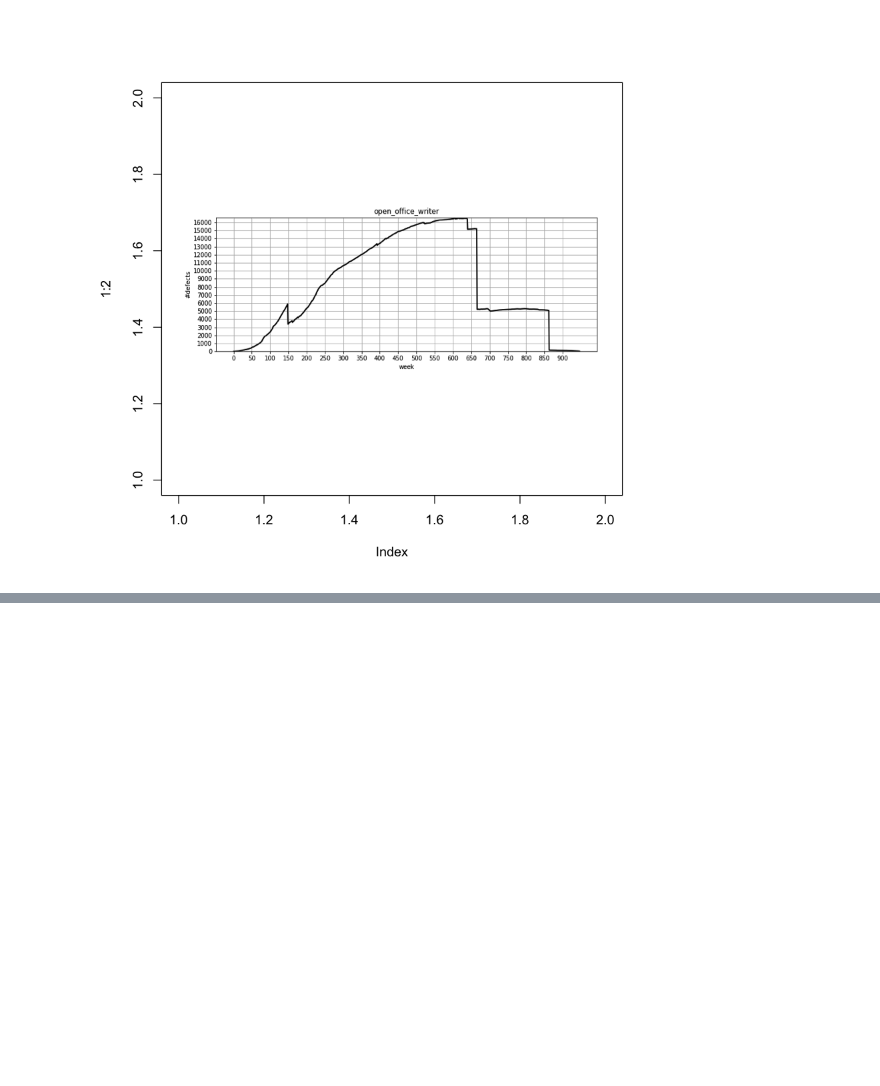
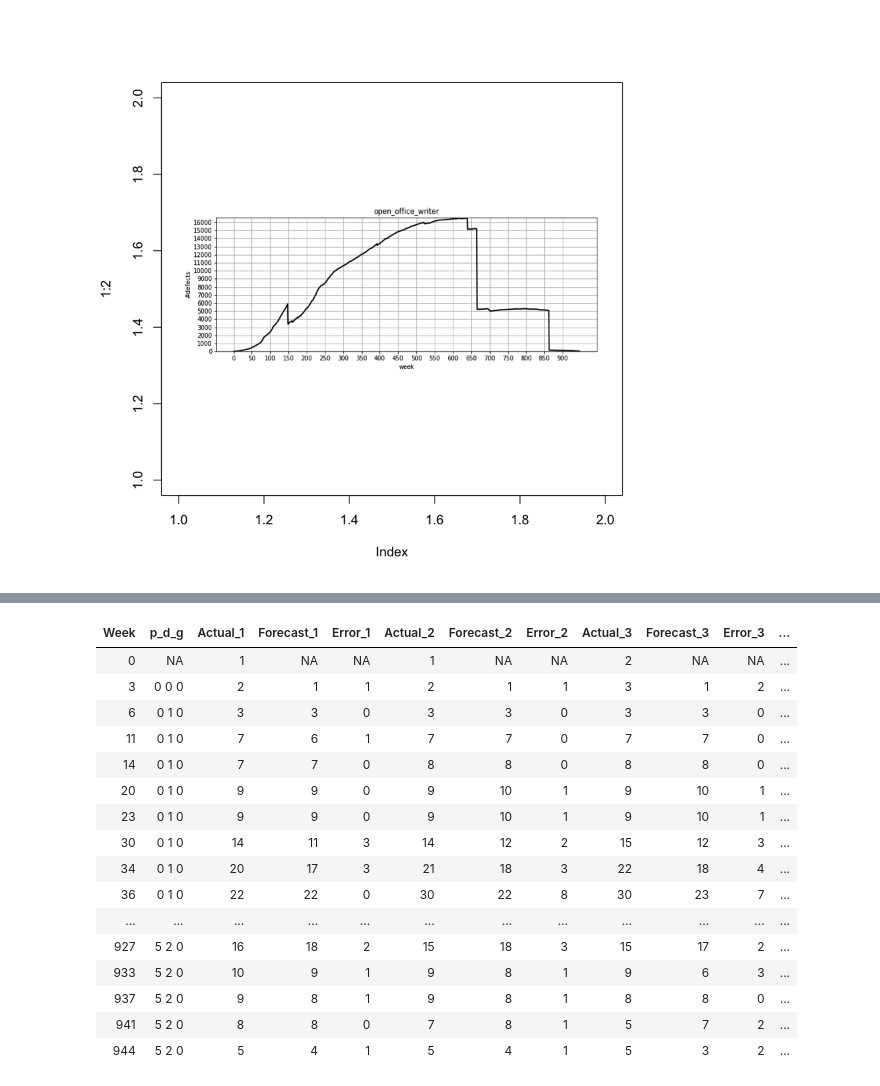
Before and after one commit to paulinaaniola/DefectBacklogPrediction, a Jupyter notebook: Evaluate.ipynb, the cells around one changed output, grey strips where cells are left out. Cells and saved outputs as stored; diff of their text form; code cells hidden in the pictures; blank space fills up the shorter version.

```diff
--- a/Evaluate.ipynb
+++ b/Evaluate.ipynb
@@ -568,0 +654,21 @@ summarize_product_predictions(product)
+# %%
+d = read.csv(file="data/open_office/draw/Predictions/arima_th:all.csv", header=TRUE)
+d
+# %% [output]
+| Week | p_d_g | Actual_1 | Forecast_1 | Error_1 | Actual_2 | Forecast_2 | Error_2 | Actual_3 | Forecast_3 | Error_3 | ... |
+| 0 | NA | 1 | NA | NA | 1 | NA | NA | 2 | NA | NA | ... |
+| 3 | 0 0 0 | 2 | 1 | 1 | 2 | 1 | 1 | 3 | 1 | 2 | ... |
+| 6 | 0 1 0 | 3 | 3 | 0 | 3 | 3 | 0 | 3 | 3 | 0 | ... |
+| 11 | 0 1 0 | 7 | 6 | 1 | 7 | 7 | 0 | 7 | 7 | 0 | ... |
+| 14 | 0 1 0 | 7 | 7 | 0 | 8 | 8 | 0 | 8 | 8 | 0 | ... |
+| 20 | 0 1 0 | 9 | 9 | 0 | 9 | 10 | 1 | 9 | 10 | 1 | ... |
+| 23 | 0 1 0 | 9 | 9 | 0 | 9 | 10 | 1 | 9 | 10 | 1 | ... |
+| 30 | 0 1 0 | 14 | 11 | 3 | 14 | 12 | 2 | 15 | 12 | 3 | ... |
+| 34 | 0 1 0 | 20 | 17 | 3 | 21 | 18 | 3 | 22 | 18 | 4 | ... |
+| 36 | 0 1 0 | 22 | 22 | 0 | 30 | 22 | 8 | 30 | 23 | 7 | ... |
+| ... | ... | ... | ... | ... | ... | ... | ... | ... | ... | ... | ... |
+| 927 | 5 2 0 | 16 | 18 | 2 | 15 | 18 | 3 | 15 | 17 | 2 | ... |
+| 933 | 5 2 0 | 10 | 9 | 1 | 9 | 8 | 1 | 9 | 6 | 3 | ... |
+| 937 | 5 2 0 | 9 | 8 | 1 | 9 | 8 | 1 | 8 | 8 | 0 | ... |
+| 941 | 5 2 0 | 8 | 8 | 0 | 7 | 8 | 1 | 5 | 7 | 2 | ... |
+| 944 | 5 2 0 | 5 | 4 | 1 | 5 | 4 | 1 | 5 | 3 | 2 | ... |
```
Also changed, not shown: parts of 11 cells of this notebook.
